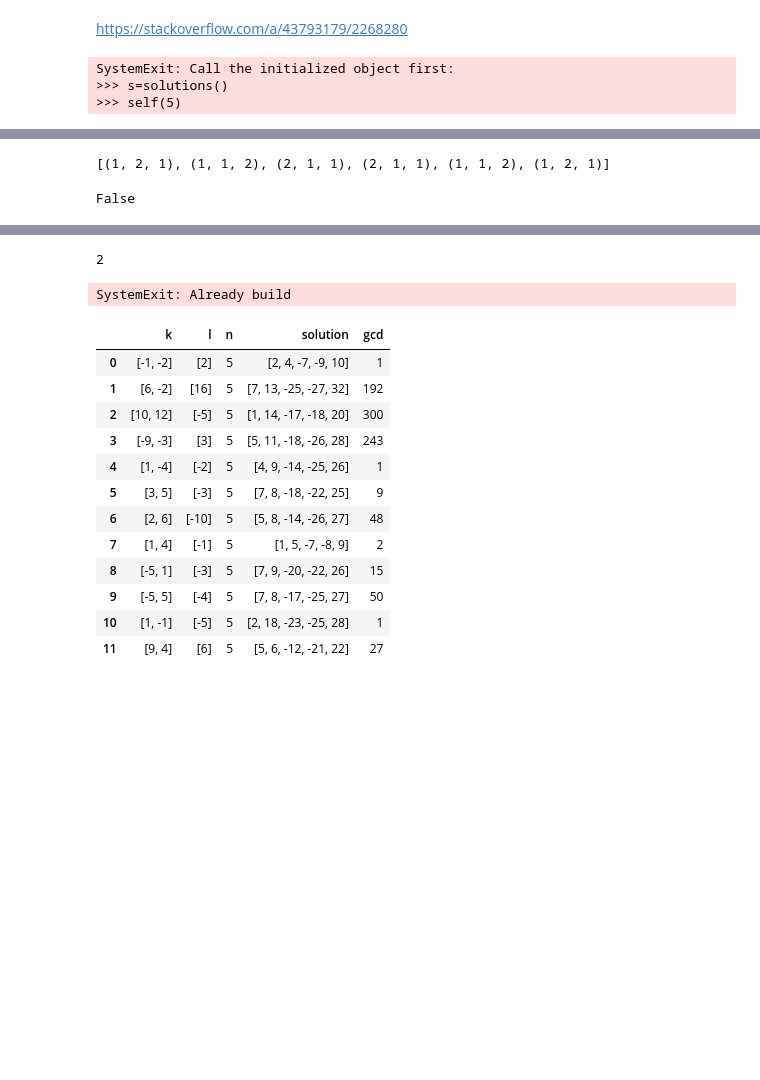
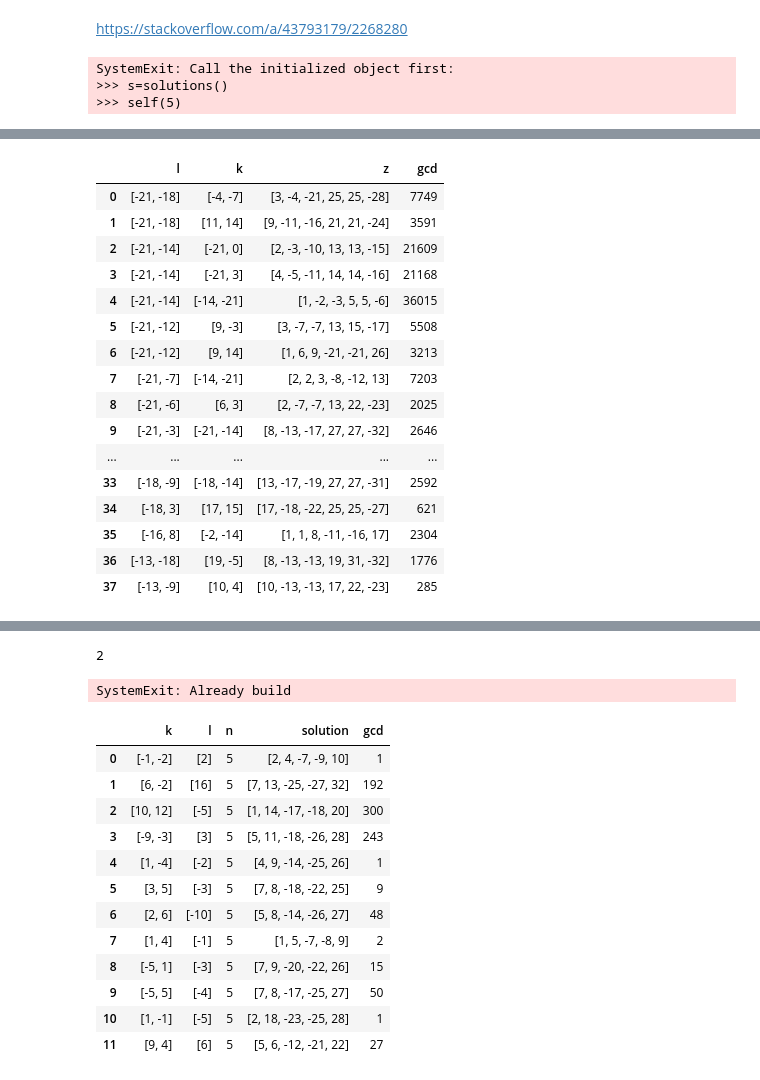
Before and after one commit to LBJ-Wade/anomaly, a Jupyter notebook: anomalysolutions-class.ipynb, the cells around one changed output, grey strips where cells are left out. Drawn from its saved outputs; the diff is of its cells as text; code cells hidden in the pictures; blank space fills up the shorter version.

```diff
--- a/anomalysolutions-class.ipynb
+++ b/anomalysolutions-class.ipynb
@@ -313,7 +76,9 @@ def _get_chiral(q,q_max=np.inf):
           #q.size > np.unique(q).size and # check for at least a duplicated entry
           np.abs(q).max()<=q_max
            ):
-        return q
+        return q,GCD
+    else:
+        return None,None
 class solutions(object):
     '''
     Obtain anomaly free solutions with N chiral fields
@@ -355,11 +120,11 @@ class solutions(object):
             for k in self.ks:
                 l=list(l)
                 k=list(k)
-                q=_get_chiral( z(l,k) )
+                q,gcd=_get_chiral( z(l,k) )
                 #print(z(l,k))
                 if q is not None and list(q) not in self.list and list(-q) not in self.list:
                     self.list.append(list(q))
-                    solt.append({'l':l,'k':k,'z':list(q)})
+                    solt.append({'l':l,'k':k,'z':list(q),'gcd':gcd})
         return solt
 # %%
 s=solutions()
@@ -392,7 +157,7 @@ class dark(solutions):
                         print('{}/{}'.format(i,tot))
                 l=list(l)
                 k=list(k)
-                q=_get_chiral( z(l,k) )
+                q,gcd=_get_chiral( z(l,k) )
                 #print(z(l,k))
                 if (q is not None and
                     list(q) not in self.list and list(-q) not in self.list and
@@ -401,7 +166,7 @@ class dark(solutions):
                     np.abs(q).max()<=self.zmax
                    ):
                     self.list.append(list(q))
-                    solt.append({'l':l,'k':k,'z':list(q)})
+                    solt.append({'l':l,'k':k,'z':list(q),'gcd':gcd})
         return solt
 # %%
 s=dark()
@@ -434,7 +210,24 @@ s(6,X=True,verbose=True,print_step=500000)
-# %%
-q=[1, 2, 1,]
-print( [ p for p in itertools.permutations(q, 3) ]    )
-1 in [ len(set(p)) for p in itertools.permutations(q, 3) ]
-# %% [output]
-[(1, 2, 1), (1, 1, 2), (2, 1, 1), (2, 1, 1), (1, 1, 2), (1, 2, 1)]
-False
+# %%
+%%time
+s=dark(nmin=-21,nmax=21,zmax=32)
+slt=s(6,verbose=True,print_step=500000)
+# %%
+pd.DataFrame(slt)
+# %% [output]
+|  | l | k | z | gcd |
+| 0 | [-21, -18] | [-4, -7] | [3, -4, -21, 25, 25, -28] | 7749 |
+| 1 | [-21, -18] | [11, 14] | [9, -11, -16, 21, 21, -24] | 3591 |
+| 2 | [-21, -14] | [-21, 0] | [2, -3, -10, 13, 13, -15] | 21609 |
+| 3 | [-21, -14] | [-21, 3] | [4, -5, -11, 14, 14, -16] | 21168 |
+| 4 | [-21, -14] | [-14, -21] | [1, -2, -3, 5, 5, -6] | 36015 |
+| 5 | [-21, -12] | [9, -3] | [3, -7, -7, 13, 15, -17] | 5508 |
+| 6 | [-21, -12] | [9, 14] | [1, 6, 9, -21, -21, 26] | 3213 |
+| 7 | [-21, -7] | [-14, -21] | [2, 2, 3, -8, -12, 13] | 7203 |
+| 8 | [-21, -6] | [6, 3] | [2, -7, -7, 13, 22, -23] | 2025 |
+| 9 | [-21, -3] | [-21, -14] | [8, -13, -17, 27, 27, -32] | 2646 |
+| ... | ... | ... | ... | ... |
+| 33 | [-18, -9] | [-18, -14] | [13, -17, -19, 27, 27, -31] | 2592 |
+| 34 | [-18, 3] | [17, 15] | [17, -18, -22, 25, 25, -27] | 621 |
+| 35 | [-16, 8] | [-2, -14] | [1, 1, 8, -11, -16, 17] | 2304 |
+| 36 | [-13, -18] | [19, -5] | [8, -13, -13, 19, 31, -32] | 1776 |
+| 37 | [-13, -9] | [10, 4] | [10, -13, -13, 17, 22, -23] | 285 |
```
Also changed, not shown: parts of 15 cells of this notebook.
